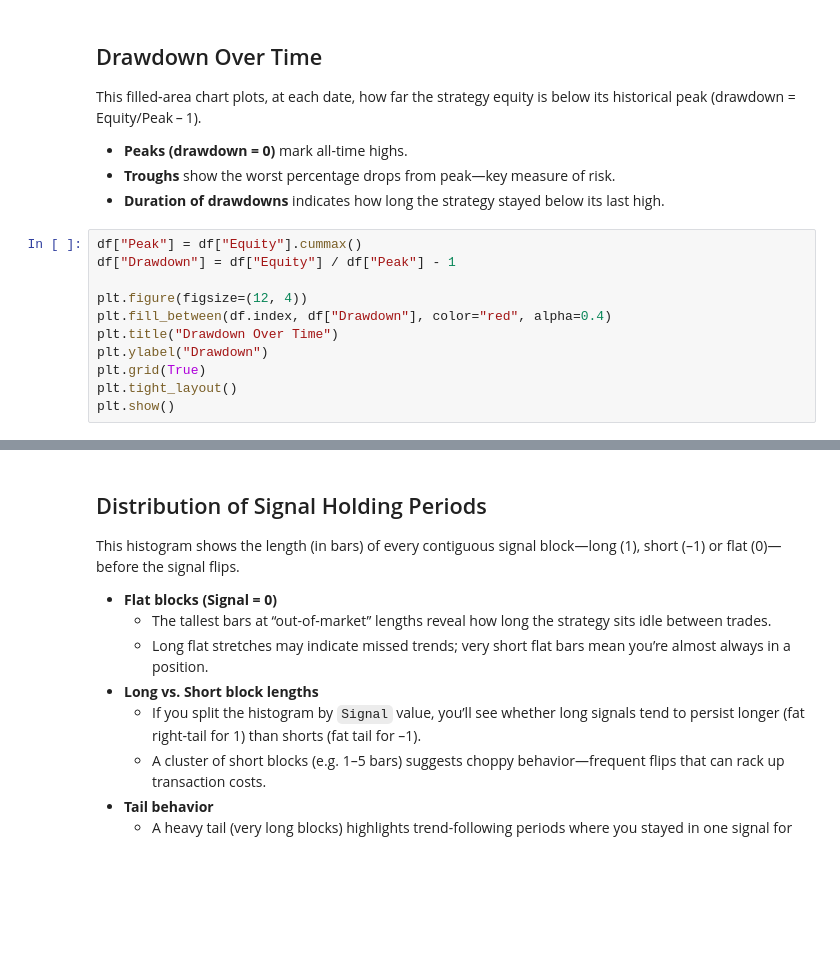
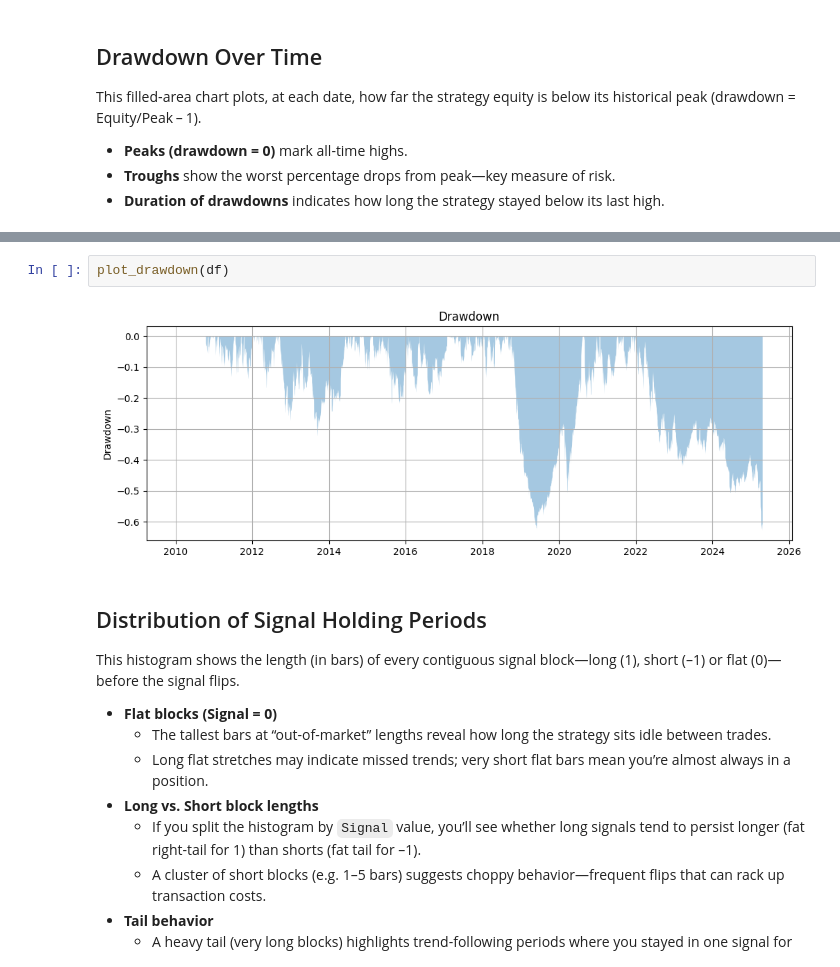
Before and after one commit to chris-patenaude/quantitative-analysis, a Jupyter notebook: sandbox.ipynb, the cells around one changed output, grey strips where cells are left out. Drawn from its saved outputs; the diff is of its cells as text; blank space fills up the shorter version.

```diff
--- a/sandbox.ipynb
+++ b/sandbox.ipynb
@@ -93,14 +49,3 @@ This filled‐area chart plots, at each date, how far the strategy equity is bel
 - **Peaks (drawdown = 0)** mark all-time highs.
 - **Troughs** show the worst percentage drops from peak—key measure of risk.
 - **Duration of drawdowns** indicates how long the strategy stayed below its last high.
-# %%
-df["Peak"] = df["Equity"].cummax()
-df["Drawdown"] = df["Equity"] / df["Peak"] - 1
-
-plt.figure(figsize=(12, 4))
-plt.fill_between(df.index, df["Drawdown"], color="red", alpha=0.4)
-plt.title("Drawdown Over Time")
-plt.ylabel("Drawdown")
-plt.grid(True)
-plt.tight_layout()
-plt.show()
@@ -126,3 +52,7 @@ plt.show()
+# %%
+plot_drawdown(df)
+# %% [output]
+[figure, added]
 # %% [markdown]
 ## Distribution of Signal Holding Periods
 
```
Also changed, not shown: parts of 20 cells of this notebook, 7 other files.
